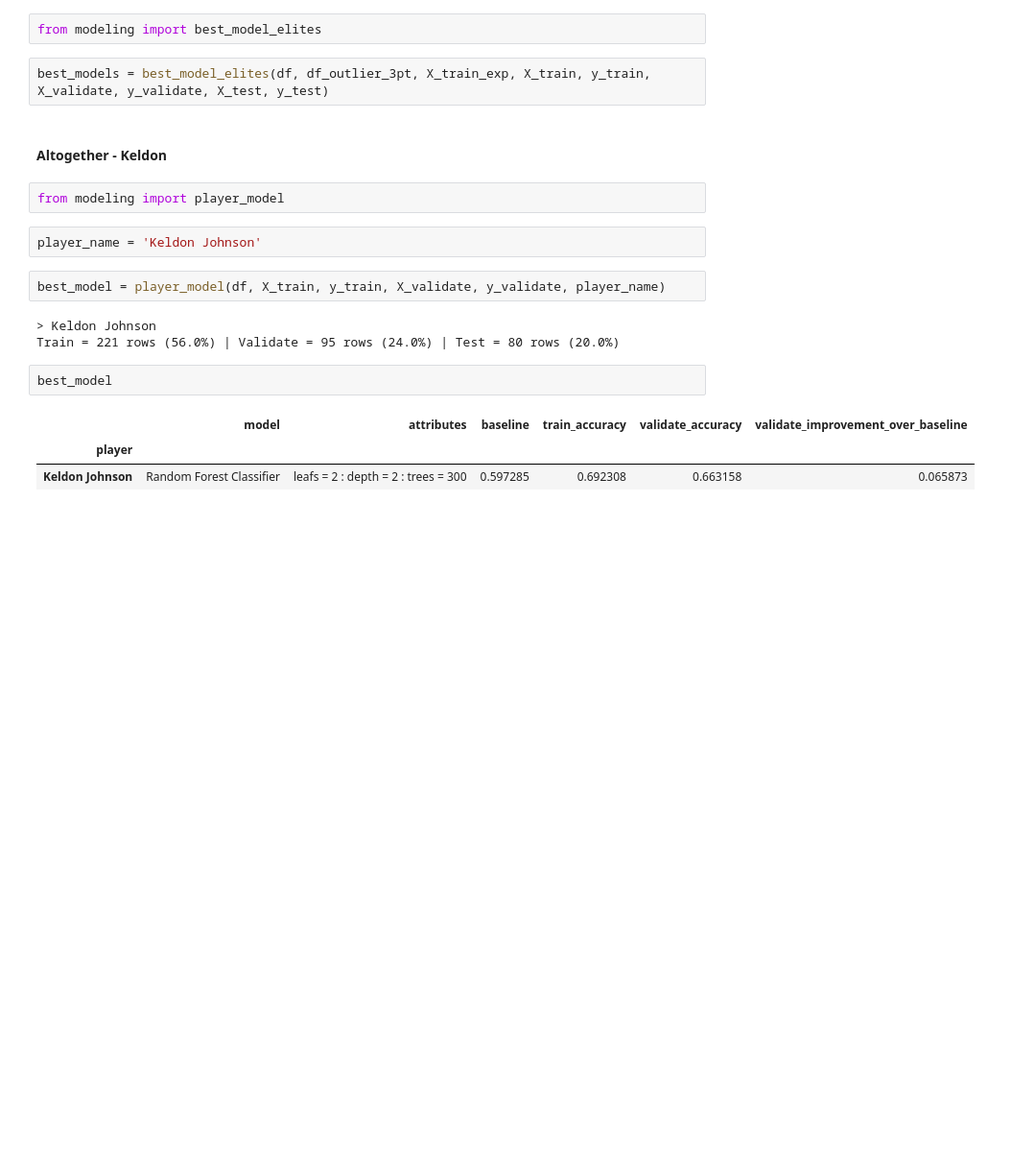
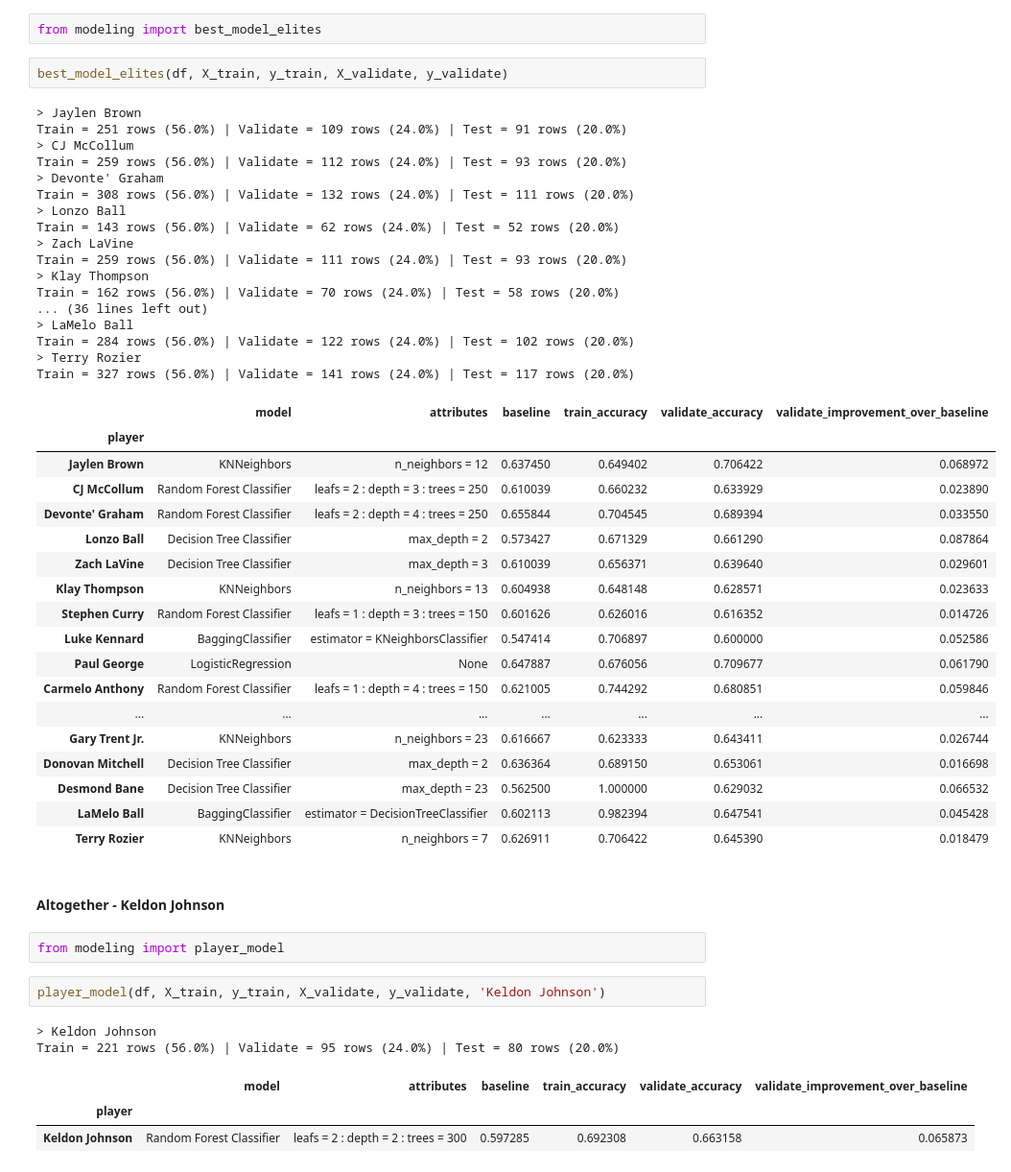
Before and after one commit to Eyring-Miller-Muriithi-capstone/shot-caller-for-ballers, a Jupyter notebook: modeling_workbook.ipynb, the cells around one changed output. Shown at 96% size. Cells and saved outputs as stored; diff of their text form; blank space fills up the shorter version.

```diff
--- a/modeling_workbook.ipynb
+++ b/modeling_workbook.ipynb
@@ -178,21 +179,52 @@ df, df_outlier_3pt, X_train_exp, X_train, y_train, X_validate, y_validate, X_tes
 # %%
 from modeling import best_model_elites
 # %%
-best_models = best_model_elites(df, df_outlier_3pt, X_train_exp, X_train, y_train, X_validate, y_validate, X_test, y_test)
+best_model_elites(df, X_train, y_train, X_validate, y_validate)
+# %% [output]
+> Jaylen Brown
+Train = 251 rows (56.0%) | Validate = 109 rows (24.0%) | Test = 91 rows (20.0%)
+> CJ McCollum
+Train = 259 rows (56.0%) | Validate = 112 rows (24.0%) | Test = 93 rows (20.0%)
+> Devonte' Graham
+Train = 308 rows (56.0%) | Validate = 132 rows (24.0%) | Test = 111 rows (20.0%)
+> Lonzo Ball
+Train = 143 rows (56.0%) | Validate = 62 rows (24.0%) | Test = 52 rows (20.0%)
+> Zach LaVine
+Train = 259 rows (56.0%) | Validate = 111 rows (24.0%) | Test = 93 rows (20.0%)
+> Klay Thompson
+Train = 162 rows (56.0%) | Validate = 70 rows (24.0%) | Test = 58 rows (20.0%)
+... (36 lines left out)
+> LaMelo Ball
+Train = 284 rows (56.0%) | Validate = 122 rows (24.0%) | Test = 102 rows (20.0%)
+> Terry Rozier
+Train = 327 rows (56.0%) | Validate = 141 rows (24.0%) | Test = 117 rows (20.0%)
+|  | model | attributes | baseline | train_accuracy | validate_accuracy | validate_improvement_over_baseline |
+| player |  |  |  |  |  |  |
+| Jaylen Brown | KNNeighbors | n_neighbors = 12 | 0.637450 | 0.649402 | 0.706422 | 0.068972 |
+| CJ McCollum | Random Forest Classifier | leafs = 2 : depth = 3 : trees = 250 | 0.610039 | 0.660232 | 0.633929 | 0.023890 |
+| Devonte' Graham | Random Forest Classifier | leafs = 2 : depth = 4 : trees = 250 | 0.655844 | 0.704545 | 0.689394 | 0.033550 |
+| Lonzo Ball | Decision Tree Classifier | max_depth = 2 | 0.573427 | 0.671329 | 0.661290 | 0.087864 |
+| Zach LaVine | Decision Tree Classifier | max_depth = 3 | 0.610039 | 0.656371 | 0.639640 | 0.029601 |
+| Klay Thompson | KNNeighbors | n_neighbors = 13 | 0.604938 | 0.648148 | 0.628571 | 0.023633 |
+| Stephen Curry | Random Forest Classifier | leafs = 1 : depth = 3 : trees = 150 | 0.601626 | 0.626016 | 0.616352 | 0.014726 |
+| Luke Kennard | BaggingClassifier | estimator = KNeighborsClassifier | 0.547414 | 0.706897 | 0.600000 | 0.052586 |
+| Paul George | LogisticRegression | None | 0.647887 | 0.676056 | 0.709677 | 0.061790 |
+| Carmelo Anthony | Random Forest Classifier | leafs = 1 : depth = 4 : trees = 150 | 0.621005 | 0.744292 | 0.680851 | 0.059846 |
+| ... | ... | ... | ... | ... | ... | ... |
+| Gary Trent Jr. | KNNeighbors | n_neighbors = 23 | 0.616667 | 0.623333 | 0.643411 | 0.026744 |
+| Donovan Mitchell | Decision Tree Classifier | max_depth = 2 | 0.636364 | 0.689150 | 0.653061 | 0.016698 |
+| Desmond Bane | Decision Tree Classifier | max_depth = 23 | 0.562500 | 1.000000 | 0.629032 | 0.066532 |
+| LaMelo Ball | BaggingClassifier | estimator = DecisionTreeClassifier | 0.602113 | 0.982394 | 0.647541 | 0.045428 |
+| Terry Rozier | KNNeighbors | n_neighbors = 7 | 0.626911 | 0.706422 | 0.645390 | 0.018479 |
 # %% [markdown]
-#### Altogether - Keldon
+#### Altogether - Keldon Johnson
 # %%
 from modeling import player_model
-# %%
-player_name = 'Keldon Johnson'
 # %%
-best_model = player_model(df, X_train, y_train, X_validate, y_validate, player_name)
+player_model(df, X_train, y_train, X_validate, y_validate, 'Keldon Johnson')
 # %% [output]
 > Keldon Johnson
 Train = 221 rows (56.0%) | Validate = 95 rows (24.0%) | Test = 80 rows (20.0%)
+|  | model | attributes | baseline | train_accuracy | validate_accuracy | validate_improvement_over_baseline |
+| player |  |  |  |  |  |  |
+| Keldon Johnson | Random Forest Classifier | leafs = 2 : depth = 2 : trees = 300 | 0.597285 | 0.692308 | 0.663158 | 0.065873 |
-# %%
-best_model
-# %% [output]
-|  | model | attributes | baseline | train_accuracy | validate_accuracy | validate_improvement_over_baseline |
-| player |  |  |  |  |  |  |
-| Keldon Johnson | Random Forest Classifier | leafs = 2 : depth = 2 : trees = 300 | 0.597285 | 0.692308 | 0.663158 | 0.065873 |
```
Also changed, not shown: parts of 73 cells of this notebook.
